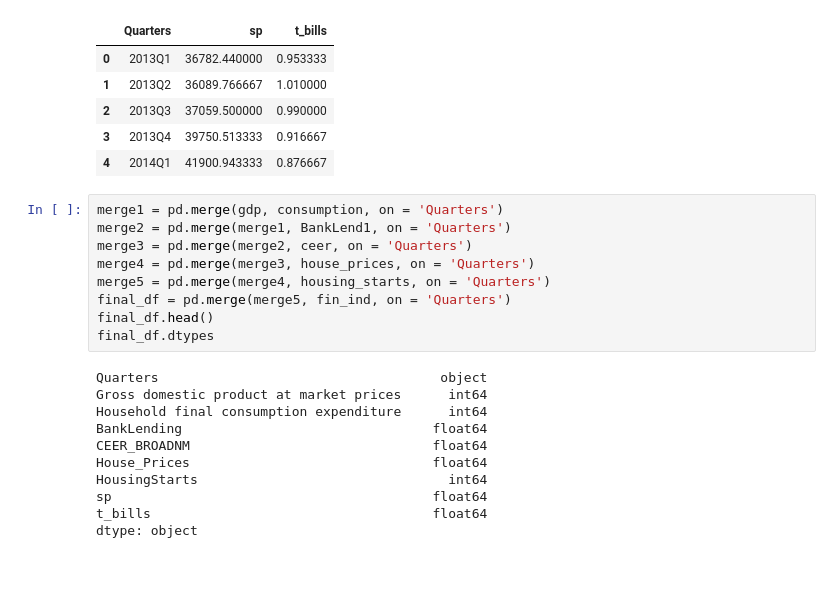
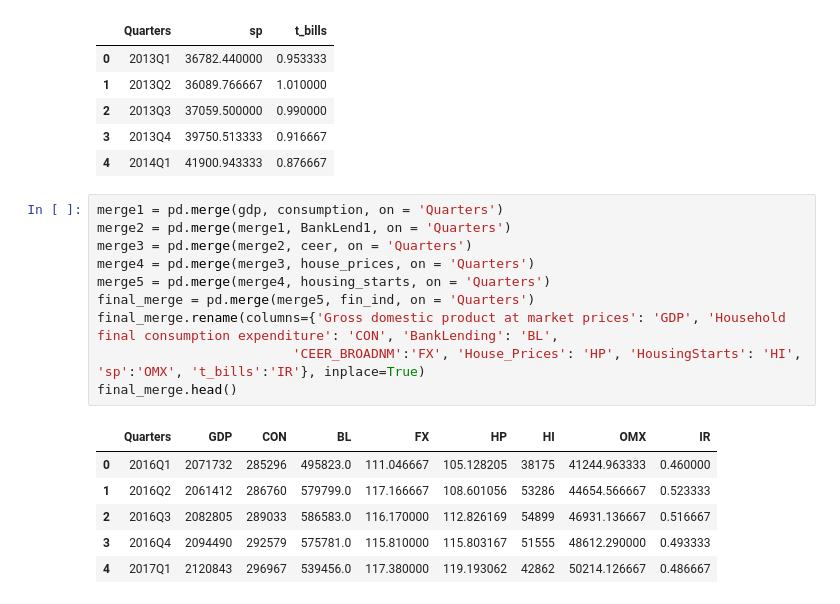
Before and after one commit to anahatkc/DataProject_526, a Jupyter notebook: data_chanya.ipynb, the cells around one changed output. Cells and saved outputs as stored; diff of their text form; blank space fills up the shorter version.

```diff
--- a/data_chanya.ipynb
+++ b/data_chanya.ipynb
@@ -136,20 +136,17 @@ fin_ind.head()
 # %%
 merge1 = pd.merge(gdp, consumption, on = 'Quarters')
 merge2 = pd.merge(merge1, BankLend1, on = 'Quarters')
 merge3 = pd.merge(merge2, ceer, on = 'Quarters')
 merge4 = pd.merge(merge3, house_prices, on = 'Quarters')
 merge5 = pd.merge(merge4, housing_starts, on = 'Quarters')
-final_df = pd.merge(merge5, fin_ind, on = 'Quarters')
-final_df.head()
-final_df.dtypes
+final_merge = pd.merge(merge5, fin_ind, on = 'Quarters')
+final_merge.rename(columns={'Gross domestic product at market prices': 'GDP', 'Household final consumption expenditure': 'CON', 'BankLending': 'BL',
+                         'CEER_BROADNM':'FX', 'House_Prices': 'HP', 'HousingStarts': 'HI', 'sp':'OMX', 't_bills':'IR'}, inplace=True)
+final_merge.head()
 # %% [output]
-Quarters                                    object
-Gross domestic product at market prices      int64
-Household final consumption expenditure      int64
-BankLending                                float64
-CEER_BROADNM                               float64
-House_Prices                               float64
-HousingStarts                                int64
-sp                                         float64
-t_bills                                    float64
-dtype: object
+|  | Quarters | GDP | CON | BL | FX | HP | HI | OMX | IR |
+| 0 | 2016Q1 | 2071732 | 285296 | 495823.0 | 111.046667 | 105.128205 | 38175 | 41244.963333 | 0.460000 |
+| 1 | 2016Q2 | 2061412 | 286760 | 579799.0 | 117.166667 | 108.601056 | 53286 | 44654.566667 | 0.523333 |
+| 2 | 2016Q3 | 2082805 | 289033 | 586583.0 | 116.170000 | 112.826169 | 54899 | 46931.136667 | 0.516667 |
+| 3 | 2016Q4 | 2094490 | 292579 | 575781.0 | 115.810000 | 115.803167 | 51555 | 48612.290000 | 0.493333 |
+| 4 | 2017Q1 | 2120843 | 296967 | 539456.0 | 117.380000 | 119.193062 | 42862 | 50214.126667 | 0.486667 |
```
Also changed, not shown: parts of 6 cells of this notebook, 1 other file.
